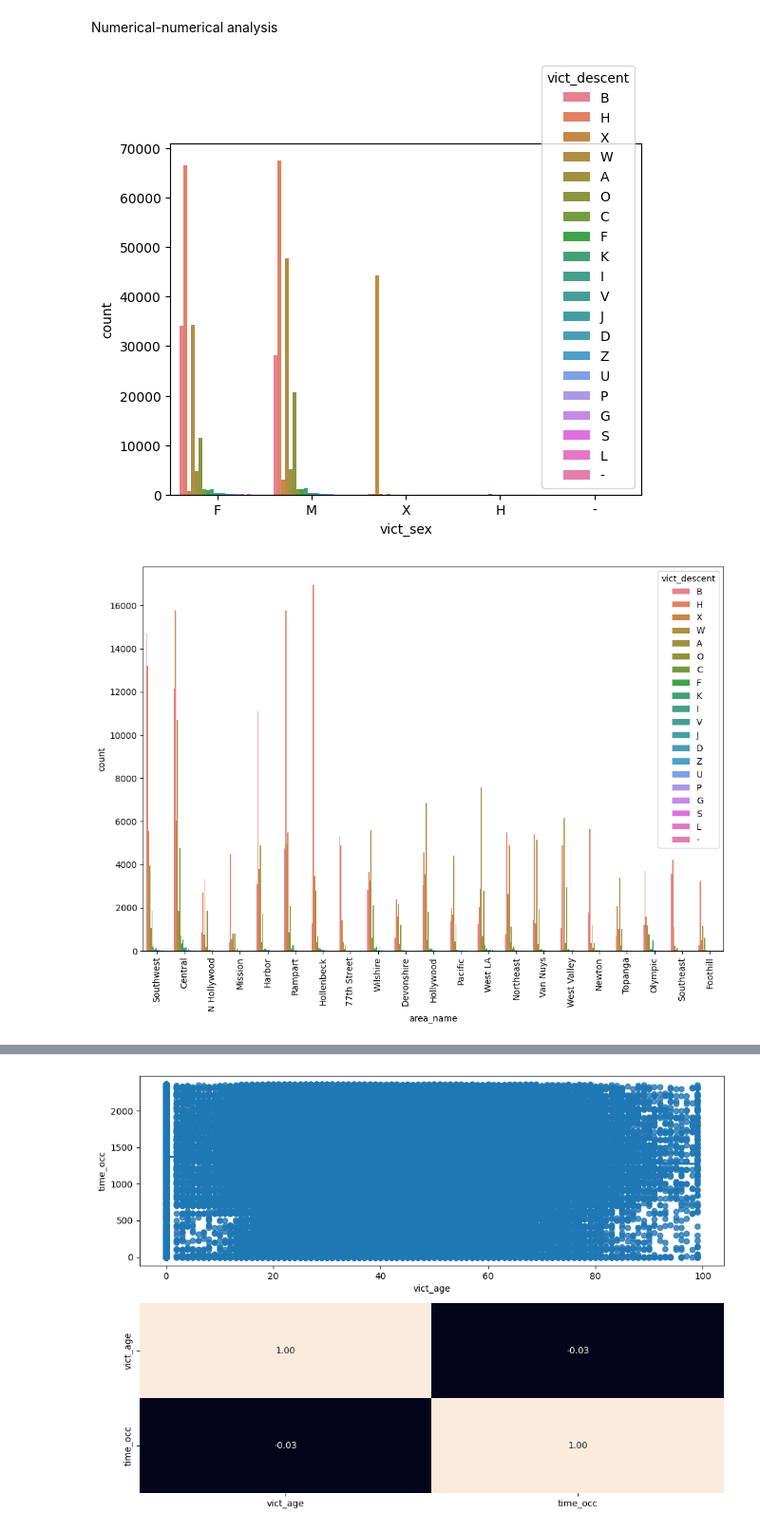
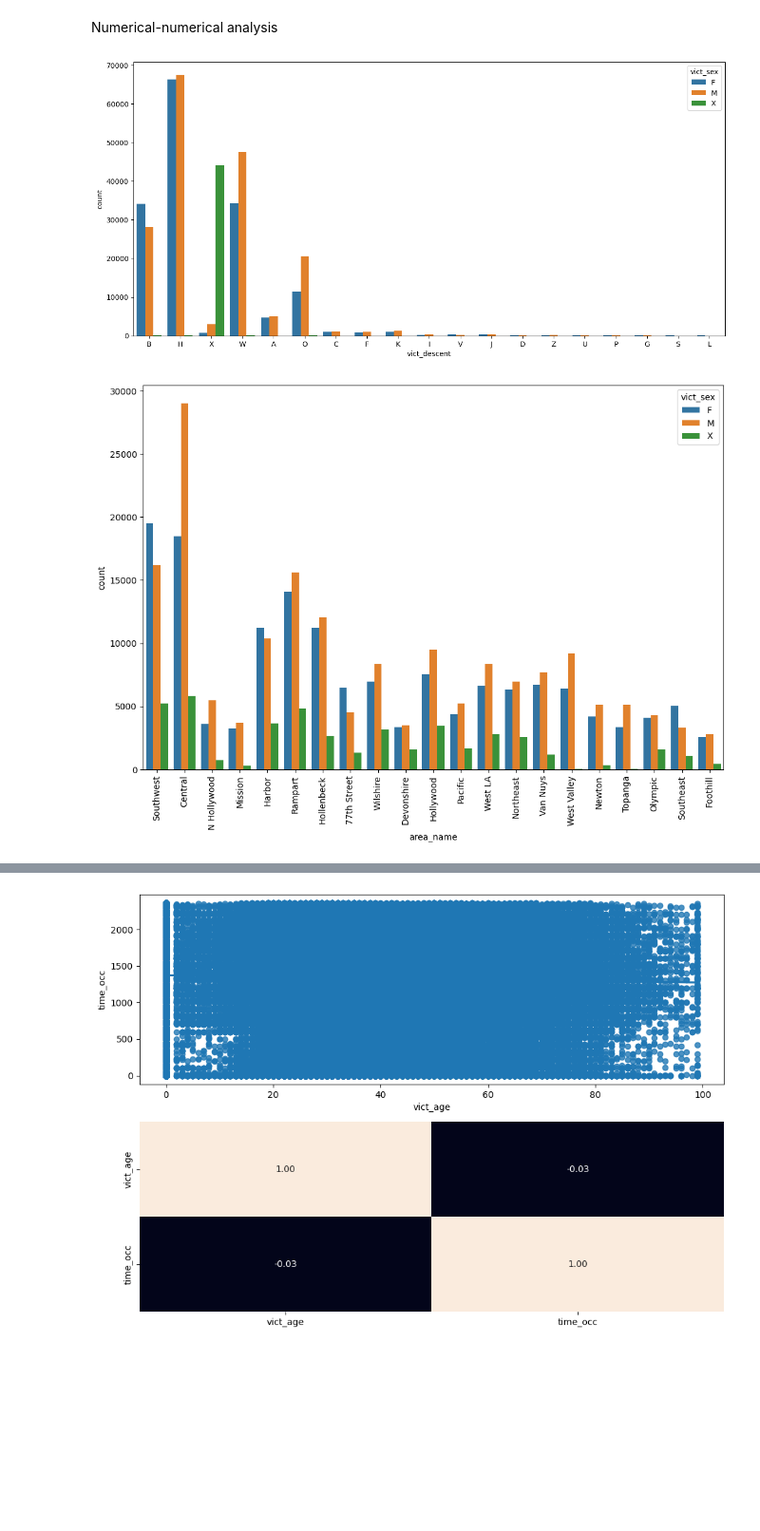
Before and after one commit to LAFG16/final_proyect_crime, a Jupyter notebook: src/04. EDA Crime Data.ipynb, the cells around one changed output, grey strips where cells are left out. Shown at 95% size. Saved outputs shown, nothing was run; the diff lists cells and outputs as text; code cells hidden in the pictures; blank space fills up the shorter version.

```diff
--- a/src/04. EDA Crime Data.ipynb
+++ b/src/04. EDA Crime Data.ipynb
@@ -240,0 +292,3 @@ plt.show()
+# %%
+total_data = total_data[total_data['vict_descent'].isin(total_data['vict_descent'].unique()[:-1]) | total_data['vict_sex'].isnull()]
+total_data['vict_descent'].value_counts()
@@ -349,19 +461,21 @@ plt.show()
 # %% [markdown]
 Numerical-numerical analysis
 # %%
+plt.figure(figsize=(15, 7))
+
 # Create a multiple scatter diagram
-sns.countplot( data = total_data, x = "vict_sex", hue = "vict_descent")
+sns.countplot(data = total_data, x ="vict_descent" , hue = "vict_sex")
 
 # Show the plot
 plt.show()
 # %% [output]
-[figure, old version]
+[figure, new version]
 # %%
 plt.figure(figsize=(12, 8))
 # Create a multiple scatter diagram
-sns.countplot( data = total_data, x = "area_name", hue = "vict_descent")
+sns.countplot( data = total_data, x = "area_name", hue = "vict_sex")
 plt.tick_params(axis = "x", labelrotation=90)
 # Show the plot
 plt.show()
 # %% [output]
-[figure, old version]
+[figure, new version]
```
Also changed, not shown: parts of 47 cells of this notebook, 1 other file.
